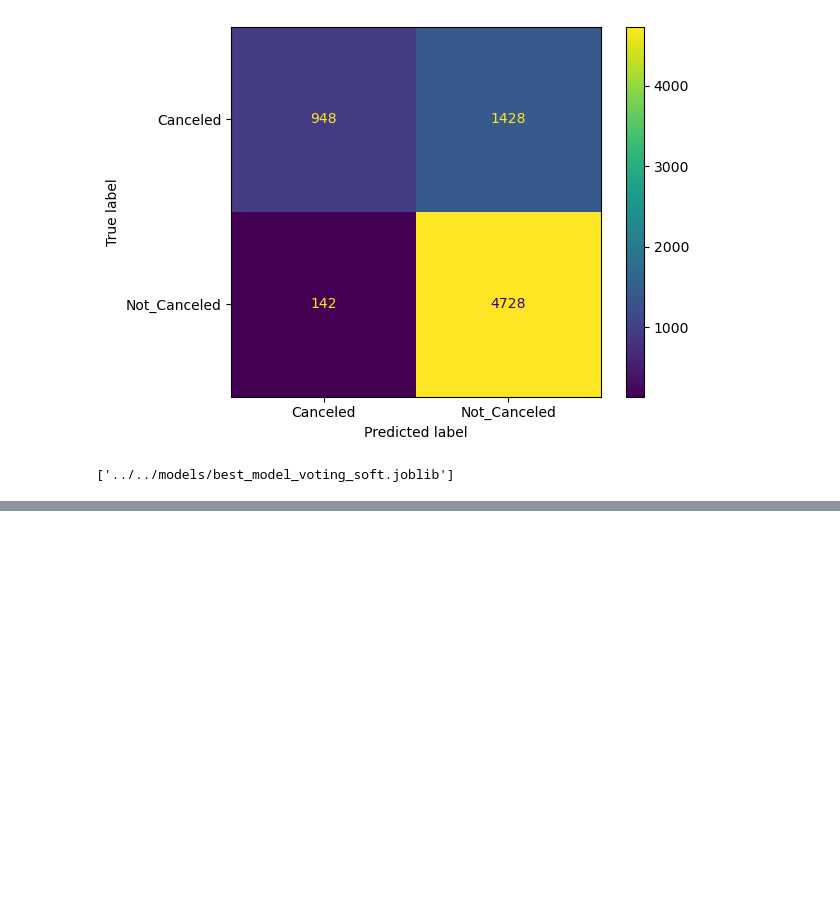
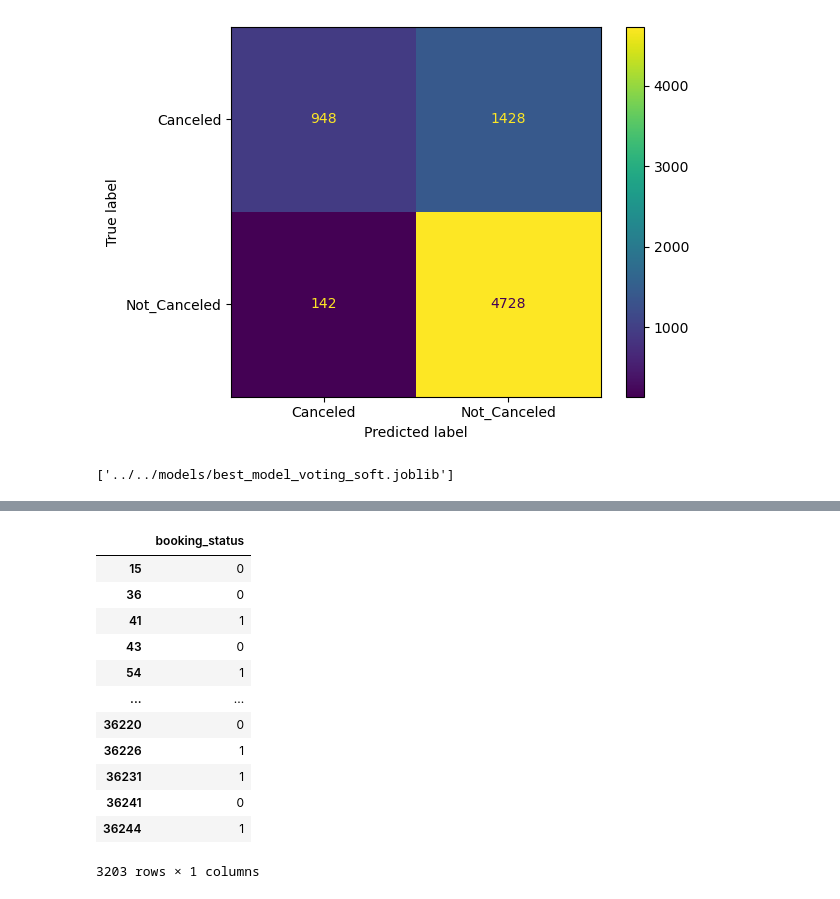
Before and after one commit to AndreasL7/hotel_reservation, a Jupyter notebook: notebook/exploratory/combined_llm_predictive.ipynb, the cells around one changed output, grey strips where cells are left out. Drawn from its saved outputs; the diff is of its cells as text; code cells hidden in the pictures; blank space fills up the shorter version.

```diff
--- a/notebook/exploratory/combined_llm_predictive.ipynb
+++ b/notebook/exploratory/combined_llm_predictive.ipynb
@@ -1559,0 +1624,24 @@ dump(model_to_dump, '../../models/best_model_voting_soft.joblib')
+# %%
+label_encoder = LabelEncoder()
+y_test_june_2018 = (pd
+                    .DataFrame(label_encoder.fit_transform(june_2018['booking_status']),
+                                columns=['booking_status'],
+                                index=june_2018.index)
+                    .astype({'booking_status': 'int8'})
+                    )
+
+y_test_june_2018
+# %% [output]
+|  | booking_status |
+| 15 | 0 |
+| 36 | 0 |
+| 41 | 1 |
+| 43 | 0 |
+| 54 | 1 |
+| ... | ... |
+| 36220 | 0 |
+| 36226 | 1 |
+| 36231 | 1 |
+| 36241 | 0 |
+| 36244 | 1 |
+3203 rows × 1 columns
```
Also changed, not shown: parts of 10 cells of this notebook, 2 other files.
